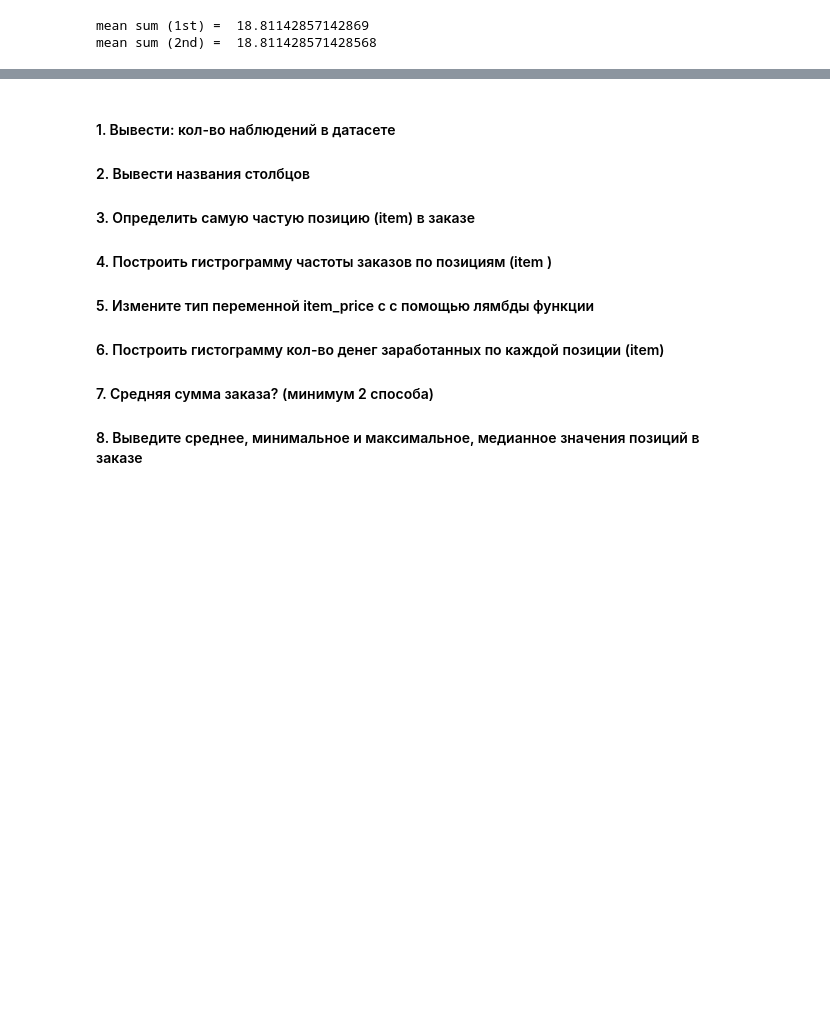
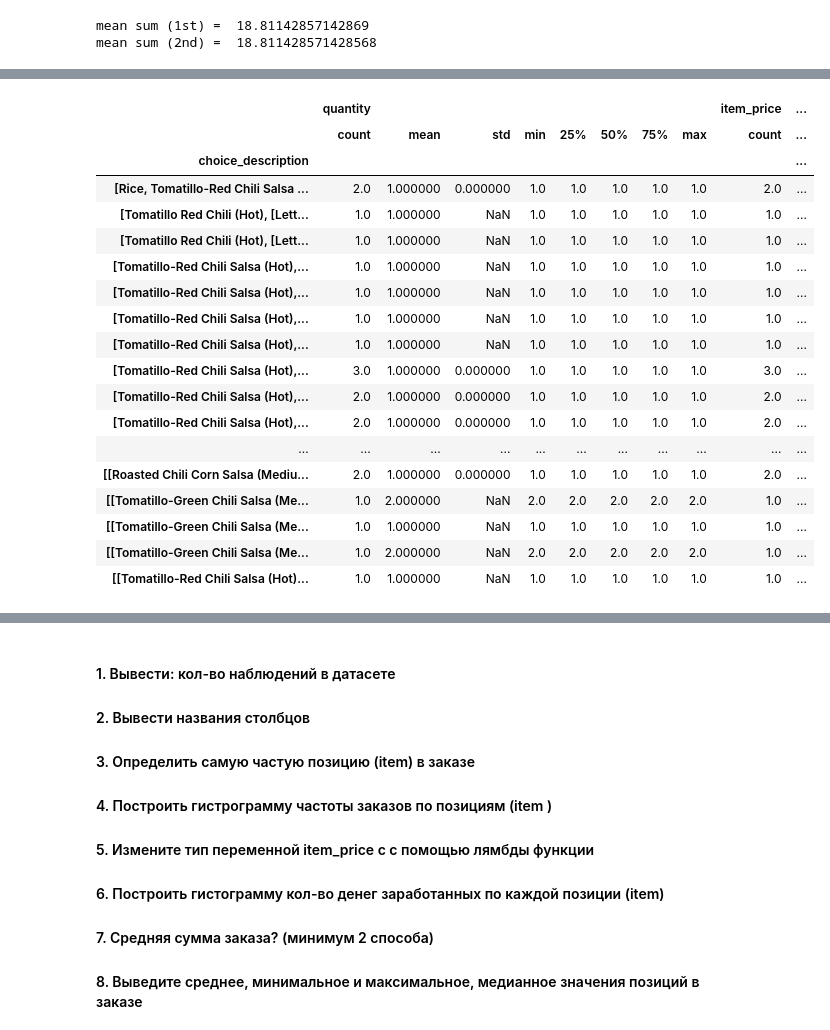
Before and after one commit to Alyona18/intelligent-systems-HW, a Jupyter notebook: first/Pandas.ipynb, the cells around one changed output, grey strips where cells are left out. Drawn from its saved outputs; the diff is of its cells as text; code cells hidden in the pictures; blank space fills up the shorter version.

```diff
--- a/first/Pandas.ipynb
+++ b/first/Pandas.ipynb
@@ -102,0 +139,9 @@ mean sum (2nd) =  18.811428571428568
+# %%
+#Sauces statistic
+
+sauce = df[(df.choice_description.str.contains('Hot|Mild|Medium', na = False)) & (df.item_name.str.contains('Steak'))]
+sauce_Mild = sauce[sauce.choice_description.str.contains('Mild')]
+sauce_Hot = sauce[sauce.choice_description.str.contains('Hot')]
+sauce_Medium = sauce[sauce.choice_description.str.contains('Medium')]
+
+sauce_Mild.groupby('choice_description')['quantity', 'item_price'].describe()
@@ -102,0 +164,22 @@ mean sum (2nd) =  18.811428571428568
+# %%
+sauce_Hot.groupby('choice_description')['quantity', 'item_price'].describe()
+# %% [output]
+|  | quantity |  |  |  |  |  |  |  | item_price | ... |
+|  | count | mean | std | min | 25% | 50% | 75% | max | count | ... |
+| choice_description |  |  |  |  |  |  |  |  |  | ... |
+| [Rice, Tomatillo-Red Chili Salsa ... | 2.0 | 1.000000 | 0.000000 | 1.0 | 1.0 | 1.0 | 1.0 | 1.0 | 2.0 | ... |
+| [Tomatillo Red Chili (Hot), [Lett... | 1.0 | 1.000000 | NaN | 1.0 | 1.0 | 1.0 | 1.0 | 1.0 | 1.0 | ... |
+| [Tomatillo Red Chili (Hot), [Lett... | 1.0 | 1.000000 | NaN | 1.0 | 1.0 | 1.0 | 1.0 | 1.0 | 1.0 | ... |
+| [Tomatillo-Red Chili Salsa (Hot),... | 1.0 | 1.000000 | NaN | 1.0 | 1.0 | 1.0 | 1.0 | 1.0 | 1.0 | ... |
+| [Tomatillo-Red Chili Salsa (Hot),... | 1.0 | 1.000000 | NaN | 1.0 | 1.0 | 1.0 | 1.0 | 1.0 | 1.0 | ... |
+| [Tomatillo-Red Chili Salsa (Hot),... | 1.0 | 1.000000 | NaN | 1.0 | 1.0 | 1.0 | 1.0 | 1.0 | 1.0 | ... |
+| [Tomatillo-Red Chili Salsa (Hot),... | 1.0 | 1.000000 | NaN | 1.0 | 1.0 | 1.0 | 1.0 | 1.0 | 1.0 | ... |
+| [Tomatillo-Red Chili Salsa (Hot),... | 3.0 | 1.000000 | 0.000000 | 1.0 | 1.0 | 1.0 | 1.0 | 1.0 | 3.0 | ... |
+| [Tomatillo-Red Chili Salsa (Hot),... | 2.0 | 1.000000 | 0.000000 | 1.0 | 1.0 | 1.0 | 1.0 | 1.0 | 2.0 | ... |
+| [Tomatillo-Red Chili Salsa (Hot),... | 2.0 | 1.000000 | 0.000000 | 1.0 | 1.0 | 1.0 | 1.0 | 1.0 | 2.0 | ... |
+| ... | ... | ... | ... | ... | ... | ... | ... | ... | ... | ... |
+| [[Roasted Chili Corn Salsa (Mediu... | 2.0 | 1.000000 | 0.000000 | 1.0 | 1.0 | 1.0 | 1.0 | 1.0 | 2.0 | ... |
+| [[Tomatillo-Green Chili Salsa (Me... | 1.0 | 2.000000 | NaN | 2.0 | 2.0 | 2.0 | 2.0 | 2.0 | 1.0 | ... |
+| [[Tomatillo-Green Chili Salsa (Me... | 1.0 | 1.000000 | NaN | 1.0 | 1.0 | 1.0 | 1.0 | 1.0 | 1.0 | ... |
+| [[Tomatillo-Green Chili Salsa (Me... | 1.0 | 2.000000 | NaN | 2.0 | 2.0 | 2.0 | 2.0 | 2.0 | 1.0 | ... |
+| [[Tomatillo-Red Chili Salsa (Hot)... | 1.0 | 1.000000 | NaN | 1.0 | 1.0 | 1.0 | 1.0 | 1.0 | 1.0 | ... |
```
Also changed, not shown: parts of 29 cells of this notebook.
